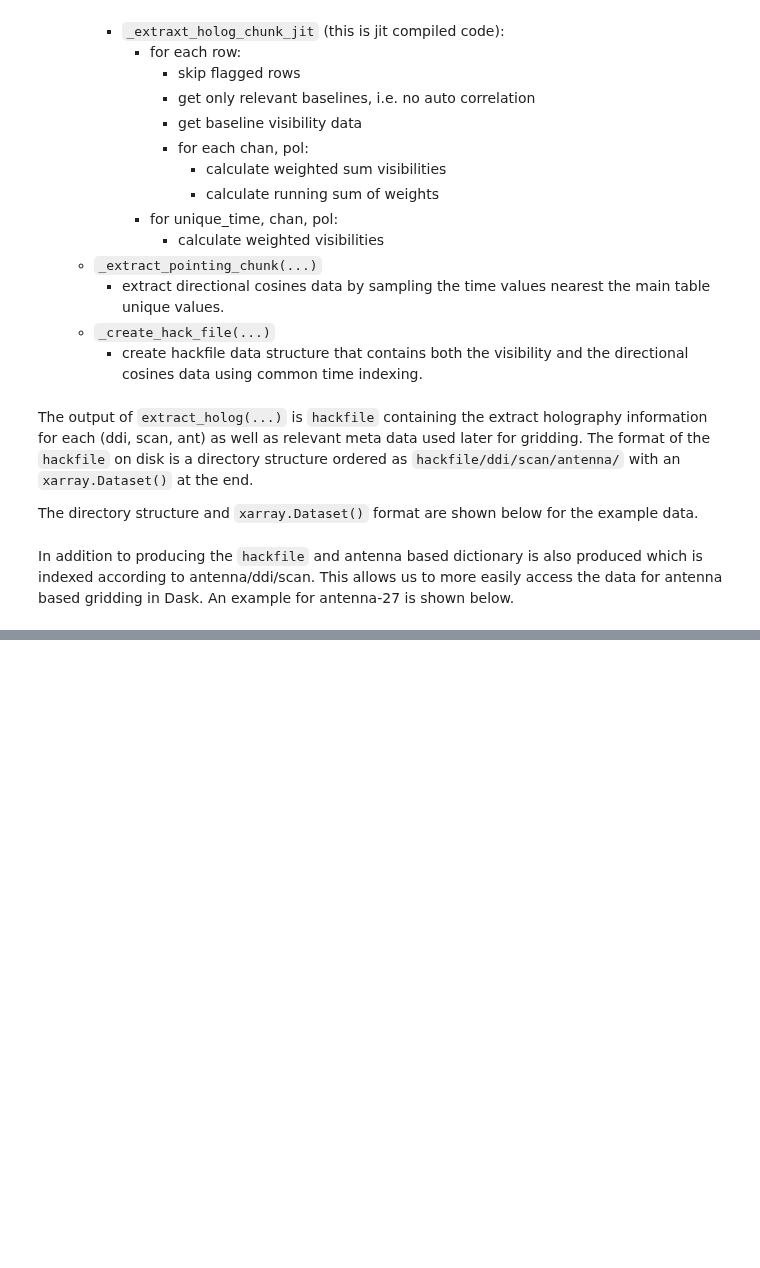
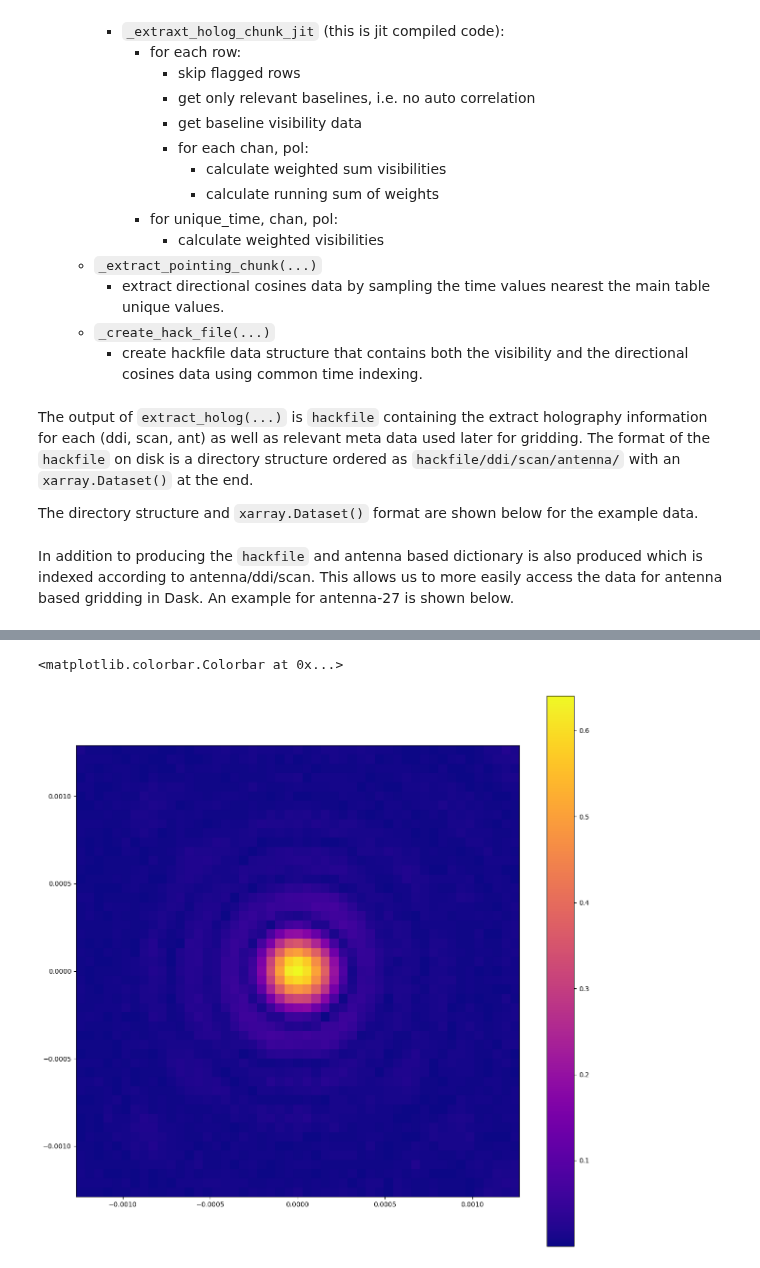
Before and after one commit to casangi/astrohack, a Jupyter notebook: examples/alma_holography_example_notebook.ipynb, the cells around one changed output, grey strips where cells are left out. Saved outputs shown, nothing was run; the diff lists cells and outputs as text; code cells hidden in the pictures; blank space fills up the shorter version.

```diff
--- a/examples/alma_holography_example_notebook.ipynb
+++ b/examples/alma_holography_example_notebook.ipynb
@@ -269,12 +347,15 @@ ant_grid_data[3]
 # %%
 hack, ant_data_dict = load_hack_file("{root}/{hack}".format(root=os.getcwd(), hack='hack_file.holog.zarr'), dask_load=True, load_pnt_dict=False, ant_id=3)
 # %%
-grid = ant_grid_data[3].GRID.values.mean(axis=0)[0, ...]
+grid = ant_grid_data[3].GRID.values.mean(axis=0)[0, 0, ...]
 l = ant_grid_data[3].l.values
 m = ant_grid_data[3].m.values
 
 fig, ax = plt.subplots()
 
 beam = plt.imshow(np.abs(grid), extent=[l.min(), l.max(), m.min(), m.max()], cmap='plasma')
 fig.colorbar(beam, ax=ax)
+# %% [output]
+<matplotlib.colorbar.Colorbar at 0x...>
+[figure, added]
 # %%
```
Also changed, not shown: parts of 7 cells of this notebook, 1 other file.
